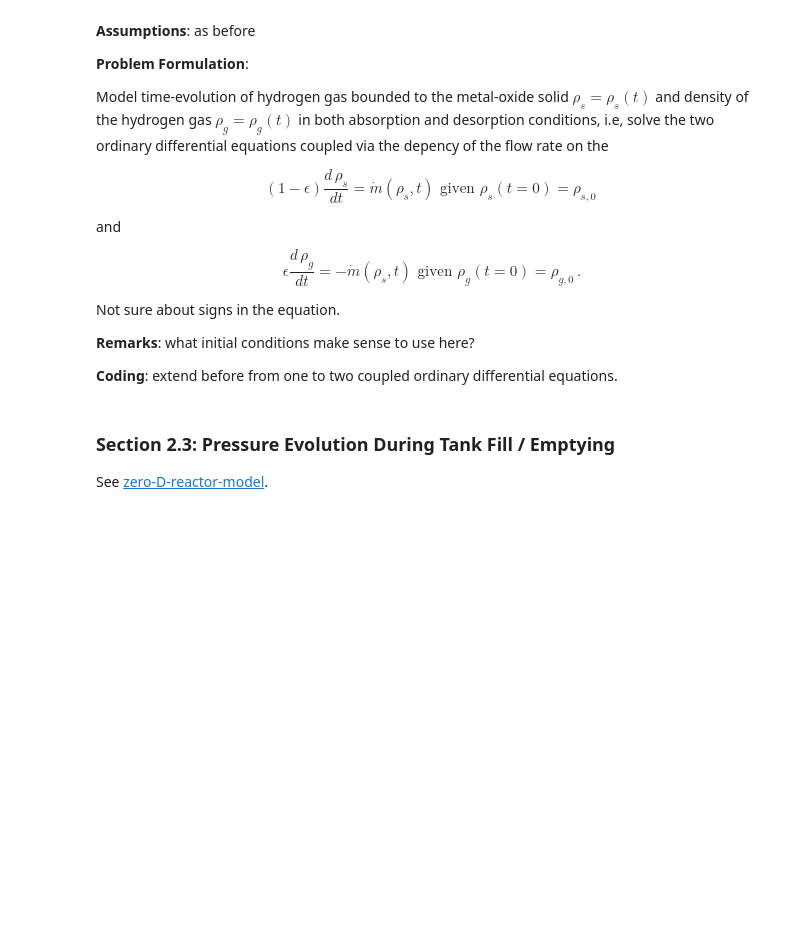
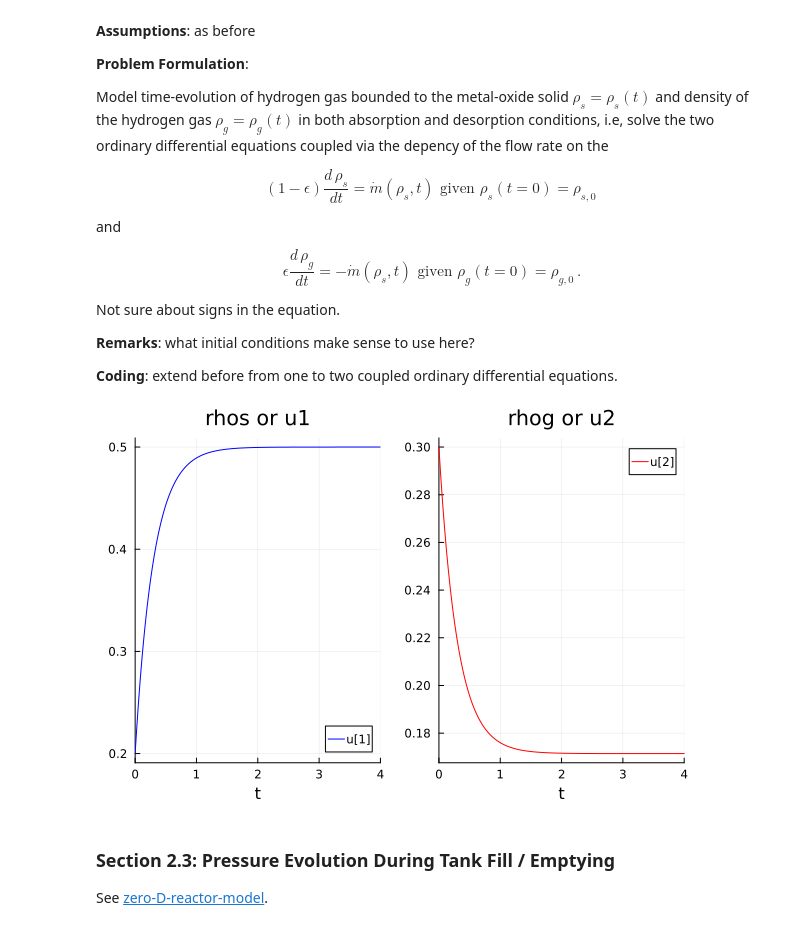
Before and after one commit to ziolai/finite_element_electrical_engineering, a Jupyter notebook: project-based-assignment/metal-hydride-storage/notebooks/darzi-2016.ipynb, the cells around one changed output. Drawn from its saved outputs; the diff is of its cells as text; code cells hidden in the pictures; blank space fills up the shorter version.

```diff
--- a/project-based-assignment/metal-hydride-storage/notebooks/darzi-2016.ipynb
+++ b/project-based-assignment/metal-hydride-storage/notebooks/darzi-2016.ipynb
@@ -168,29 +175,31 @@ Not sure about signs in the equation.
 # %%
 # problem set-up: rhs function that defines the ODE
 function rhs!(du,u,p,t)
  mdot = (.5-u[1])
  epsilon = 0.7
  du[1] = mdot/(1-epsilon)
  du[2] = -mdot/epsilon
 end
 
 # problem set-up: initial condition
 u0 = [0.2,0.3]
 
 # problem set-up: set time span
 Tend = 4
 tspan = (0.0,Tend)
 
 # problem set-up: define ODE problem
 prob = ODEProblem(rhs!,u0,tspan)
 
 # solve: perform time integration
 sol = solve(prob)
 
 # post-process: plot computed solution
-p1 = plot(sol,idxs=1,line = :blue,title="Solid Density")
-p2 = plot(sol,idxs=2,line = :red,title="Gas Density")
+p1 = plot(sol,idxs=1,line = :blue,title="rhos or u1")
+p2 = plot(sol,idxs=2,line = :red,title="rhog or u2")
 plot(p1,p2,layout = (1,2))
+# %% [output]
+[figure, added]
 # %% [markdown]
 ### Section 2.3: Pressure Evolution During Tank Fill / Emptying
 
```
Also changed, not shown: parts of 14 cells of this notebook.
